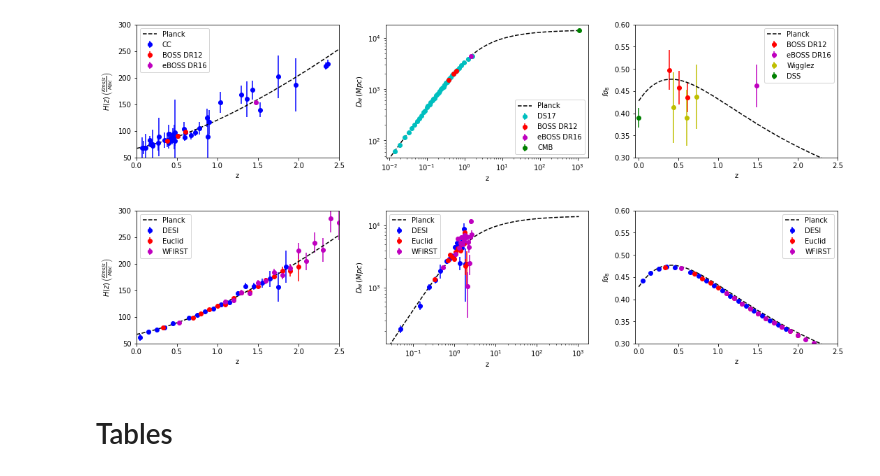
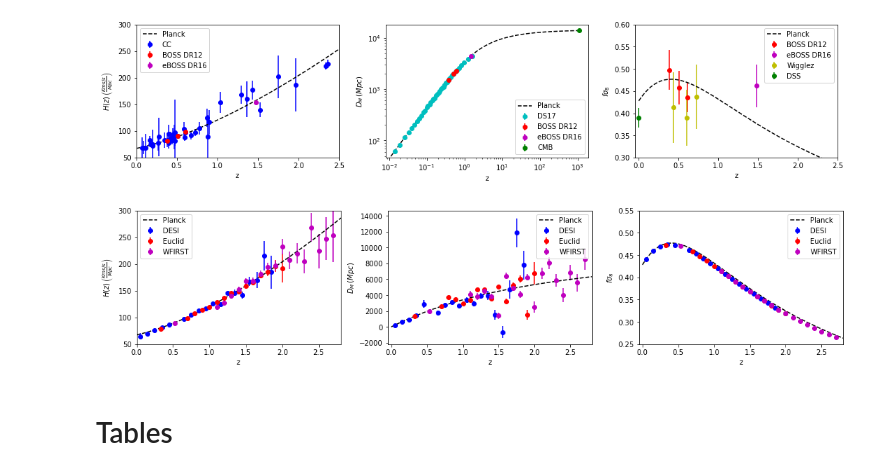
Before and after one commit to JaimeRZP/Growz, a Jupyter notebook: notebooks/plotting_Xi.ipynb, the cells around one changed output. Drawn from its saved outputs; the diff is of its cells as text; code cells hidden in the pictures.

```diff
--- a/notebooks/plotting_Xi.ipynb
+++ b/notebooks/plotting_Xi.ipynb
@@ -133,40 +133,40 @@ plt.errorbar(DESI_data['z'], DESI_data['H_data'], yerr = DESI_data['H_err'], fmt
 plt.errorbar(Euclid_data['z'], Euclid_data['H_data'], yerr=Euclid_data['H_err'], fmt='ro', label='Euclid')
 plt.errorbar(WFIRST_data['z'], WFIRST_data['H_data'], yerr=WFIRST_data['H_err'], fmt='mo', label='WFIRST')
 # axis labels and title
-plt.xlim(0, 2.5)
+plt.xlim(0, 2.8)
 plt.ylim(50, 300)
 plt.xlabel("z")
 plt.ylabel(r"$H(z) \, \left(\frac{Kms/s}{Mpc} \right)$")
 plt.legend();
 
 ax1 = plt.subplot(132)
 plt.plot(z_planck, Planck['dM_arr'], "k--", label='Planck')
 plt.errorbar(DESI_data['z'], (1+DESI_data['z'])*DESI_data['dA_data'], yerr = DESI_data['dA_err'], fmt='bo', label='DESI')
 plt.errorbar(Euclid_data['z'], (1+Euclid_data['z'])*Euclid_data['dA_data'], yerr=Euclid_data['dA_err'], fmt='ro', label='Euclid')
 plt.errorbar(WFIRST_data['z'], (1+WFIRST_data['z'])*WFIRST_data['dA_data'], yerr=WFIRST_data['dA_err'], fmt='mo', label='WFIRST')
 
 plt.xlabel("z")
 plt.ylabel(r"$D_M$")
-plt.loglog()
+plt.xlim(-0.05, 2.8)
 plt.ylabel(r"$D_M \, (Mpc)$")
 plt.legend();
 
 ax1 = plt.subplot(133)
 plt.plot(z_planck, Planck['f_arr']*Planck['s8_arr'], "k--", label='Planck')
 plt.errorbar(DESI_data['z'], DESI_data['fs8_data'], yerr = DESI_data['fs8_err'], fmt='bo', label='DESI')
 plt.errorbar(Euclid_data['z'], Euclid_data['fs8_data'], yerr=Euclid_data['fs8_err'], fmt='ro', label='Euclid')
 plt.errorbar(WFIRST_data['z'], WFIRST_data['fs8_data'], yerr=WFIRST_data['fs8_err'], fmt='mo', label='WFIRST')
 
-plt.xlim(-0.05, 2.5)
-plt.ylim(0.3, 0.6)
+plt.xlim(-0.05, 2.8)
+plt.ylim(0.25, 0.55)
 plt.xlabel("z")
 plt.ylabel(r"$f \sigma_8$")
 plt.legend();
 
 os.remove('/mnt/c/Users/Jaime/Desktop/PhD/gp_figures/data.pdf')
 plt.savefig('/mnt/c/Users/Jaime/Desktop/PhD/gp_figures/data.pdf', bbox_inches='tight', pad_inches=0)
 # %% [output]
-[figure, old version]
+[figure, new version]
 # %%
 def get_m_s(rows):
     cols = np.transpose(rows)
```
Also changed, not shown: 2 other files.
